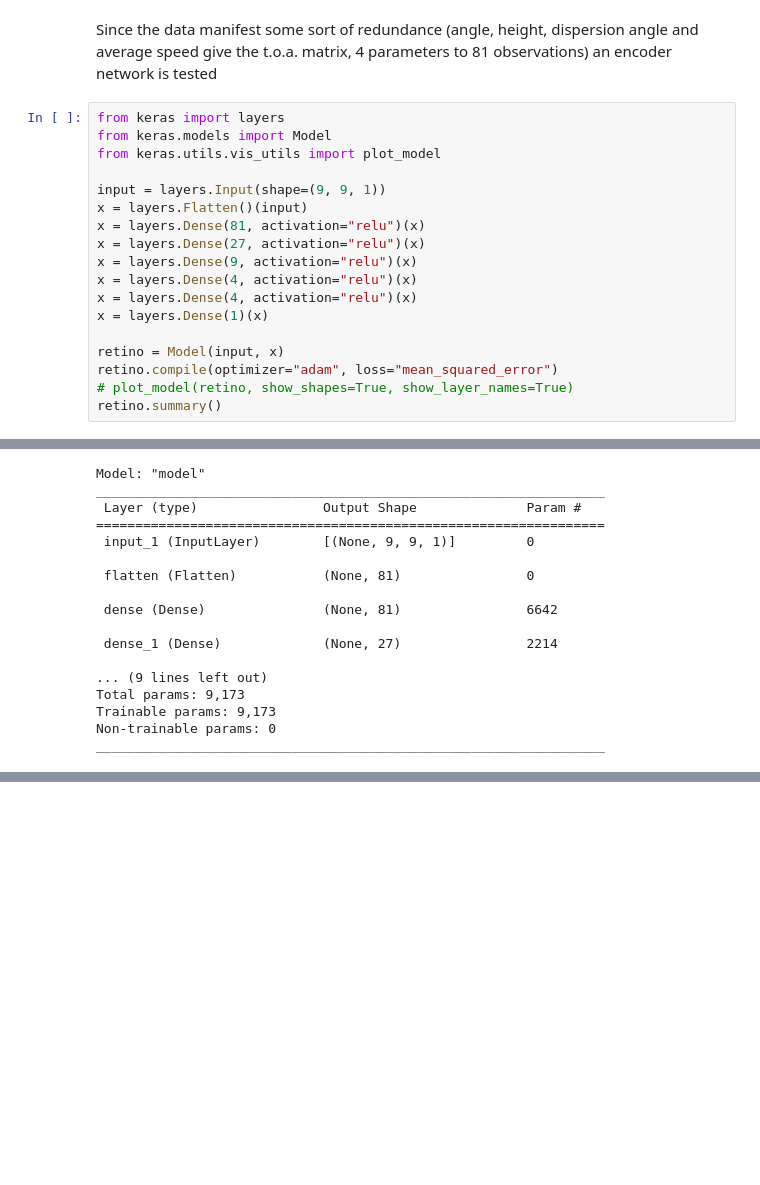
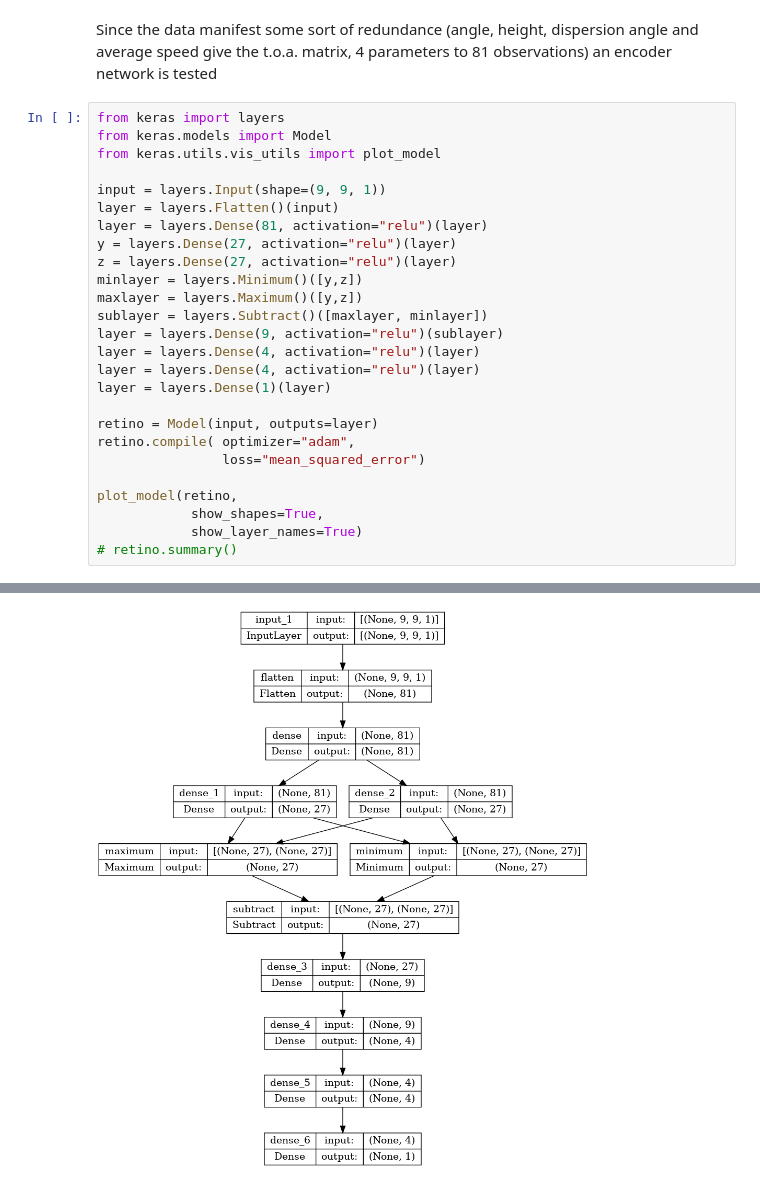
Before and after one commit to djanloo/cmepda, a Jupyter notebook: encoder.ipynb, the cells around one changed output, grey strips where cells are left out. Saved outputs shown, nothing was run; the diff lists cells and outputs as text; blank space fills up the shorter version.

```diff
--- a/encoder.ipynb
+++ b/encoder.ipynb
@@ -27,16 +45,24 @@ from keras.models import Model
 from keras.utils.vis_utils import plot_model
 
 input = layers.Input(shape=(9, 9, 1))
-x = layers.Flatten()(input)
-x = layers.Dense(81, activation="relu")(x)
-x = layers.Dense(27, activation="relu")(x)
-x = layers.Dense(9, activation="relu")(x)
-x = layers.Dense(4, activation="relu")(x)
-x = layers.Dense(4, activation="relu")(x)
-x = layers.Dense(1)(x)
+layer = layers.Flatten()(input)
+layer = layers.Dense(81, activation="relu")(layer)
+y = layers.Dense(27, activation="relu")(layer)
+z = layers.Dense(27, activation="relu")(layer)
+minlayer = layers.Minimum()([y,z])
+maxlayer = layers.Maximum()([y,z])
+sublayer = layers.Subtract()([maxlayer, minlayer])
+layer = layers.Dense(9, activation="relu")(sublayer)
+layer = layers.Dense(4, activation="relu")(layer)
+layer = layers.Dense(4, activation="relu")(layer)
+layer = layers.Dense(1)(layer)
 
-retino = Model(input, x)
-retino.compile(optimizer="adam", loss="mean_squared_error")
-# plot_model(retino, show_shapes=True, show_layer_names=True)
-retino.summary()
+retino = Model(input, outputs=layer)
+retino.compile( optimizer="adam",
+                loss="mean_squared_error")
+
+plot_model(retino,
+            show_shapes=True,
+            show_layer_names=True)
+# retino.summary()
 # %% [output]
@@ -45,17 +75,0 @@ retino.summary()
-Model: "model"
-_________________________________________________________________
- Layer (type)                Output Shape              Param #
-=================================================================
- input_1 (InputLayer)        [(None, 9, 9, 1)]         0
-
- flatten (Flatten)           (None, 81)                0
-
- dense (Dense)               (None, 81)                6642
-
- dense_1 (Dense)             (None, 27)                2214
-
-... (9 lines left out)
-Total params: 9,173
-Trainable params: 9,173
-Non-trainable params: 0
-_________________________________________________________________
@@ -67,3 +76,4 @@ To enable them in other operations, rebuild TensorFlow with the appropriate comp
+[figure, added]
 # %%
 retino.fit(
     x=toa_train,
```
Also changed, not shown: parts of 5 cells of this notebook, 1 other file.
